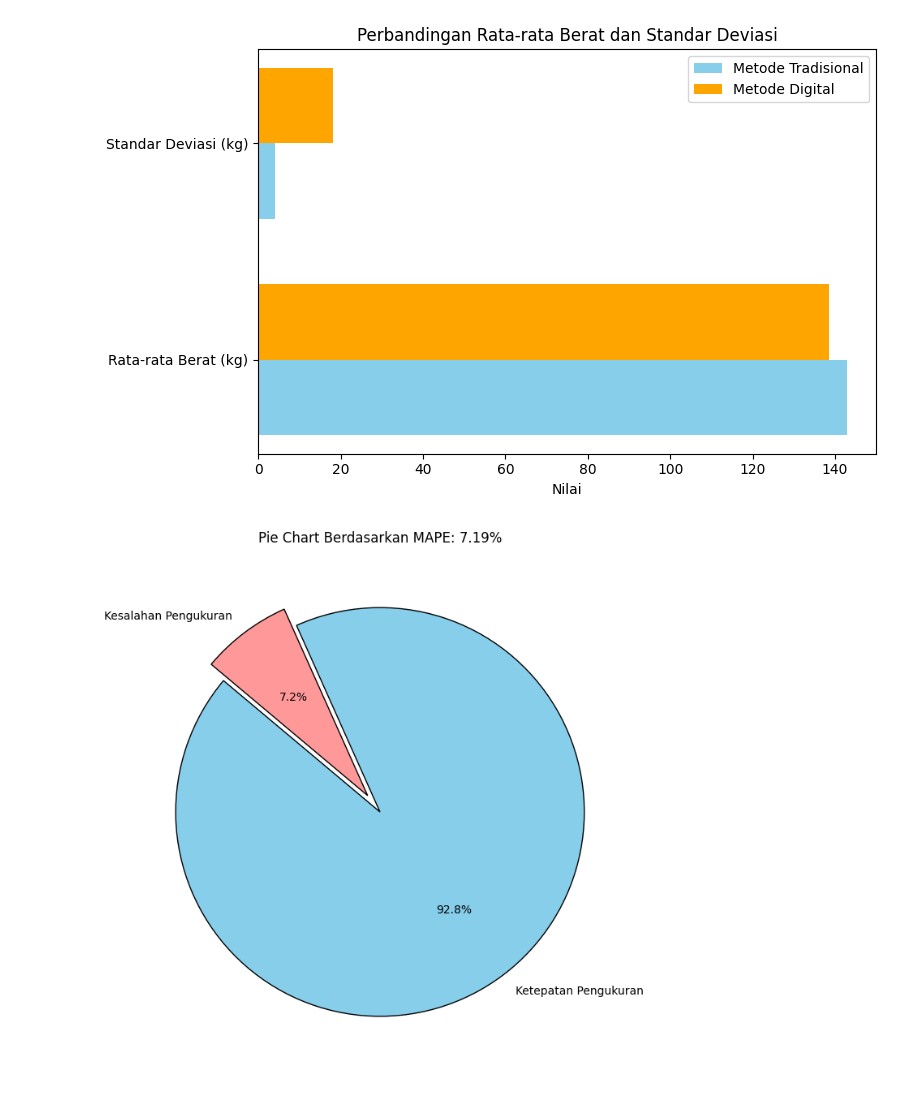
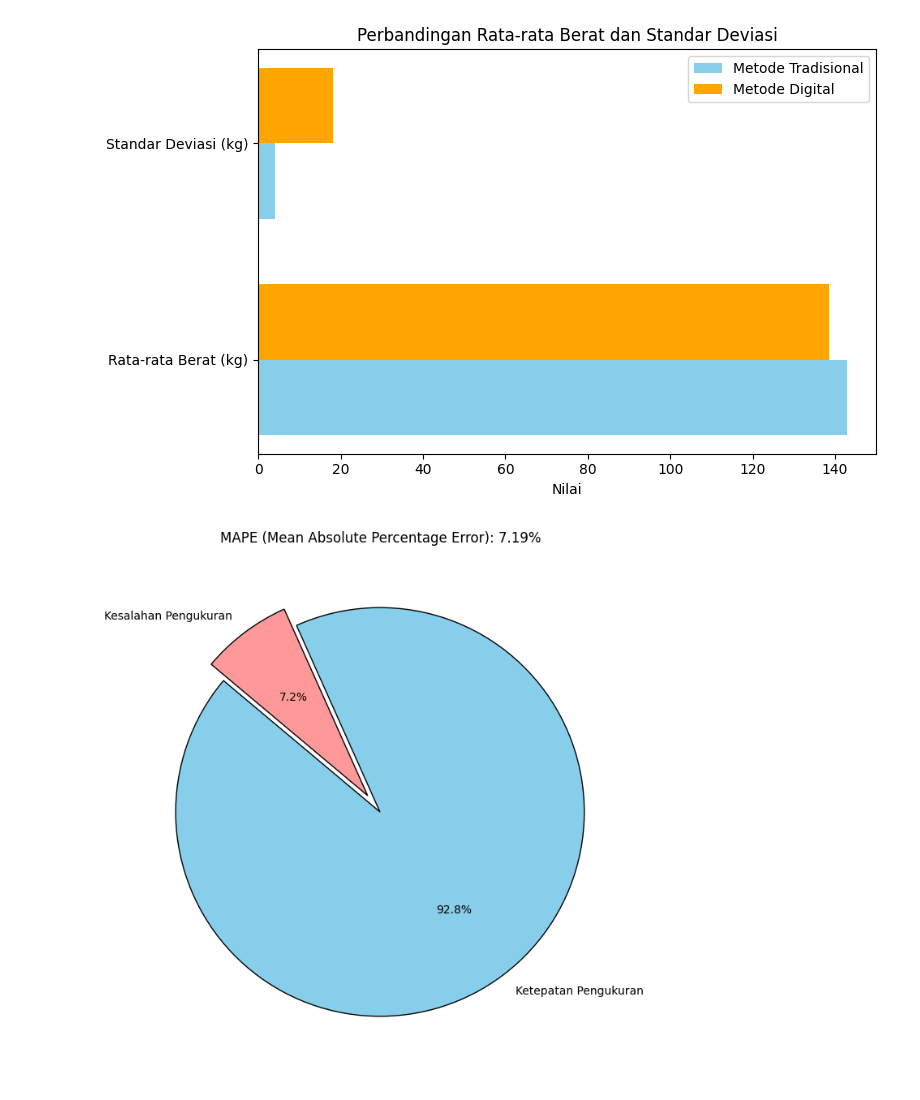
Before and after one commit to dikhimartin/Weighing-Scale-Results-and-Analysis, a Jupyter notebook: main.ipynb, the cells around one changed output. Cells and saved outputs as stored; diff of their text form; code cells hidden in the pictures.

Commit message:
add: MAPE

```diff
--- a/main.ipynb
+++ b/main.ipynb
@@ -103,7 +103,7 @@ explode = (0.1, 0)
 # Membuat pie chart
 plt.figure(figsize=(7, 7))
 plt.pie(sizes, explode=explode, labels=labels, colors=colors, autopct='%1.1f%%', startangle=140, wedgeprops={'edgecolor': 'black'})
-plt.title(f'Pie Chart Berdasarkan MAPE: {mape:.2f}%')
+plt.title(f'MAPE (Mean Absolute Percentage Error): {mape:.2f}%')
 plt.axis('equal')
 plt.tight_layout()
 plt.show()
@@ -116,34 +116,34 @@ print("== Hasil Analisis ==\n")
 print(f"Rata-rata Berat per Karung:")
 print(f"  - Metode Tradisional: {mean_tradisional:.2f} kg")
 print(f"  - Metode Digital: {mean_digital:.2f} kg\n")
 
 # Standar Deviasi (Variabilitas Pengukuran)
 print(f"Standar Deviasi (Variabilitas Pengukuran):")
 print(f"  - Metode Tradisional: {std_tradisional:.2f} kg")
 print(f"  - Metode Digital: {std_digital:.2f} kg\n")
 
 # Total Berat yang Dihasilkan
 print(f"Total Berat Berdasarkan Log Penimbangan:")
 print(f"  - Metode Tradisional: {total_berat_tradisional:.2f} kg")
 print(f"  - Metode Digital: {total_berat_digital:.2f} kg\n")
 
 # Selisih Berat antara tradisional dan Digital
 print(f"Selisih Berat antara Metode Tradisional dan Digital:")
 print(f"  - Selisih Berat: {selisih_berat:.2f} kg\n")
 
 # MAPE (Mean Absolute Percentage Error)
 print(f"Nilai MAPE (Mean Absolute Percentage Error):")
 print(f"  - MAPE: {mape:.2f}%\n")
 
 # Penjelasan tentang MAPE
 print(f"Penjelasan MAPE:")
 print(f"MAPE menunjukkan tingkat akurasi antara dua metode pengukuran. Semakin rendah nilai MAPE, semakin akurat pengukuran tersebut.")
 print(f"Pada kasus ini, nilai MAPE sebesar {mape:.2f}% menunjukkan perbedaan yang cukup signifikan antara metode tradisional dan digital.")
 # %% [output]
 [figure]
 [figure]
 [figure]
-[figure, old version]
+[figure, new version]
 == Hasil Analisis ==
 
 Rata-rata Berat per Karung:
```
